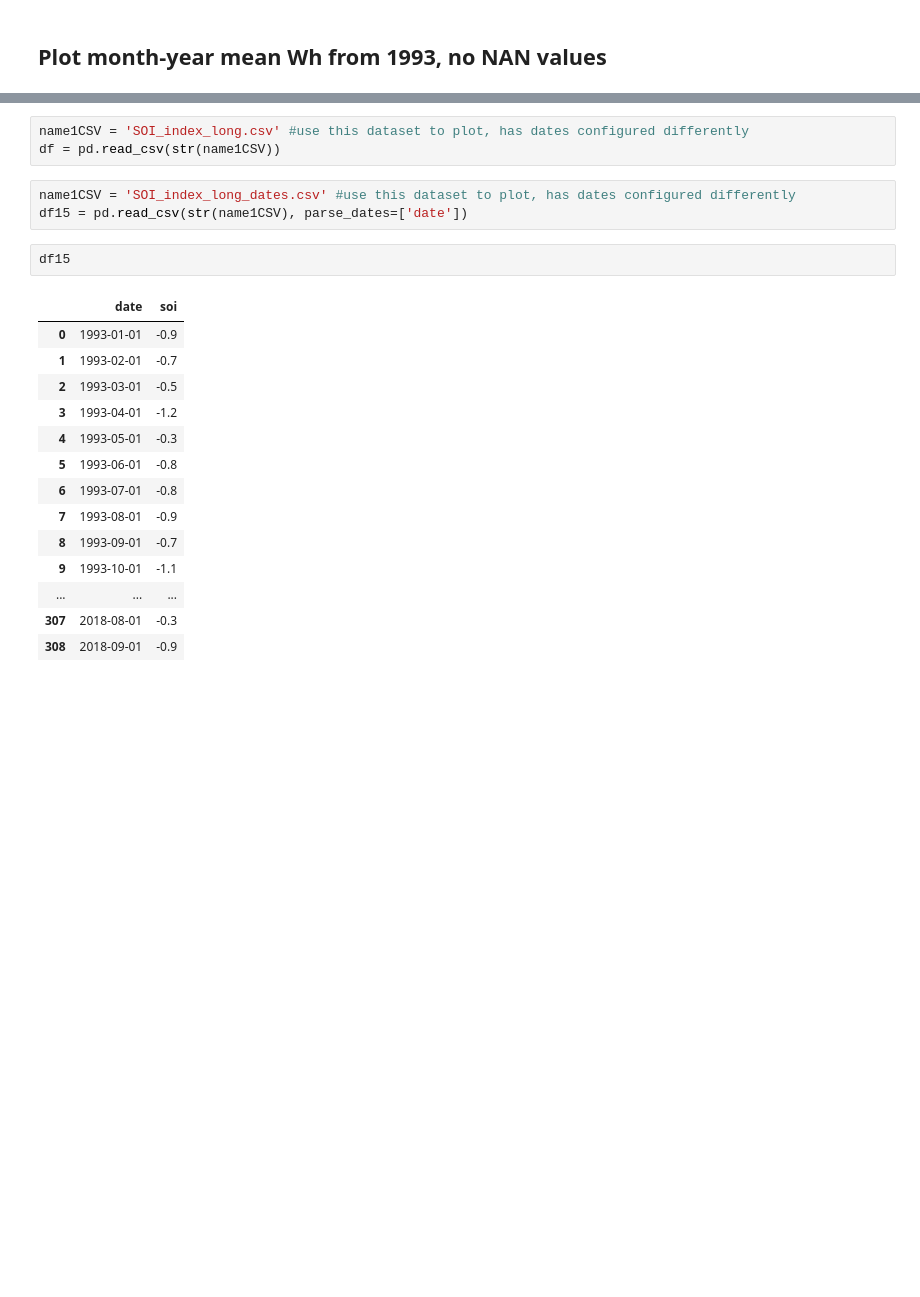
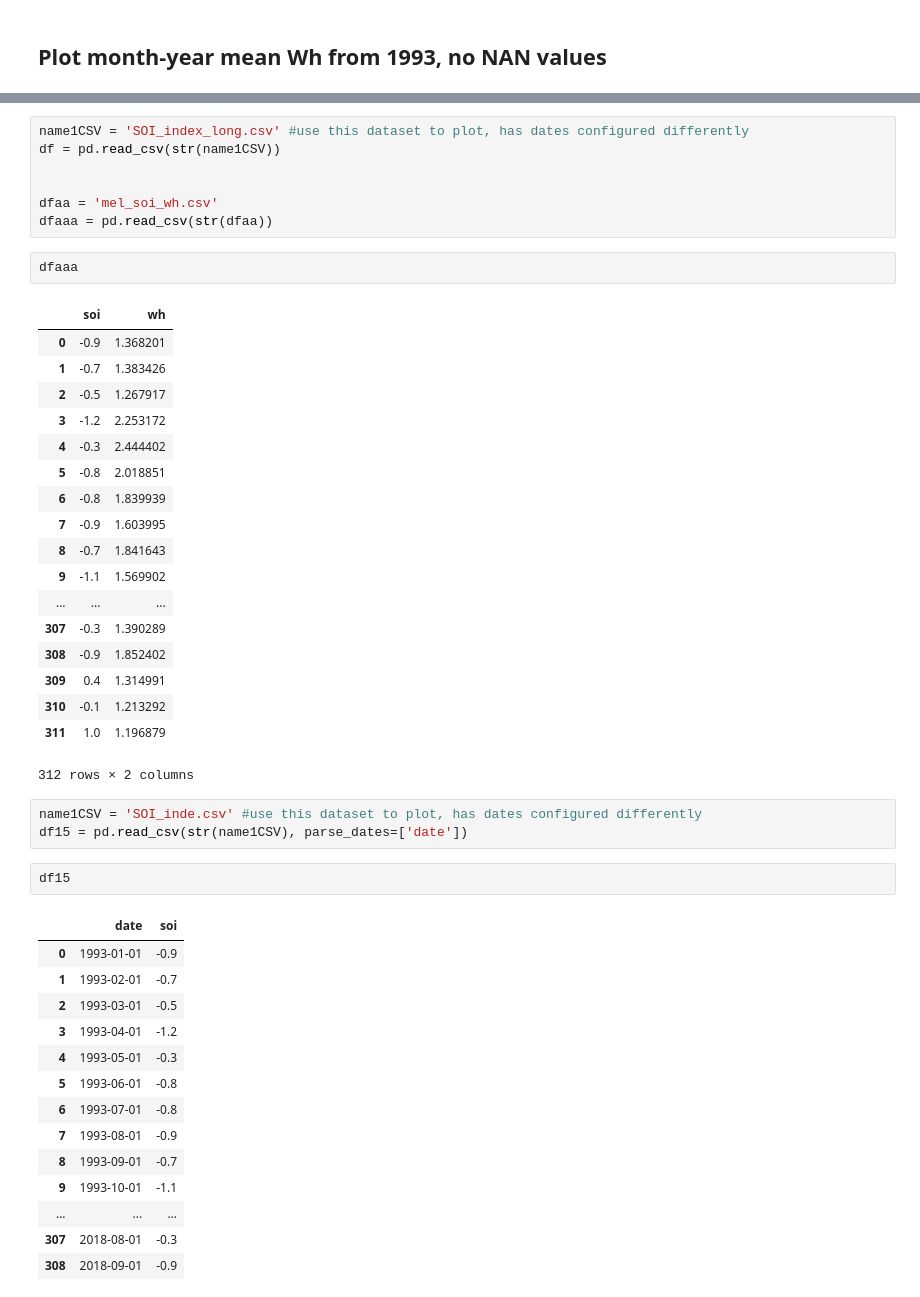
Before and after one commit to CourtneySmith32/Honours-Coursework, a Jupyter notebook: Melville_timeseries.ipynb, the cells around one changed output, grey strips where cells are left out. Cells and saved outputs as stored; diff of their text form; blank space fills up the shorter version.

```diff
--- a/Melville_timeseries.ipynb
+++ b/Melville_timeseries.ipynb
@@ -629,9 +632,34 @@ mel_plot
+# %%
+name1CSV = 'SOI_index_long.csv' #use this dataset to plot, has dates configured differently
+df = pd.read_csv(str(name1CSV))
+
+
+dfaa = 'mel_soi_wh.csv'
+dfaaa = pd.read_csv(str(dfaa))
+# %%
+dfaaa
+# %% [output]
+|  | soi | wh |
+| 0 | -0.9 | 1.368201 |
+| 1 | -0.7 | 1.383426 |
+| 2 | -0.5 | 1.267917 |
+| 3 | -1.2 | 2.253172 |
+| 4 | -0.3 | 2.444402 |
+| 5 | -0.8 | 2.018851 |
+| 6 | -0.8 | 1.839939 |
+| 7 | -0.9 | 1.603995 |
+| 8 | -0.7 | 1.841643 |
+| 9 | -1.1 | 1.569902 |
+| ... | ... | ... |
+| 307 | -0.3 | 1.390289 |
+| 308 | -0.9 | 1.852402 |
+| 309 | 0.4 | 1.314991 |
+| 310 | -0.1 | 1.213292 |
+| 311 | 1.0 | 1.196879 |
+312 rows × 2 columns
 # %%
-name1CSV = 'SOI_index_long.csv' #use this dataset to plot, has dates configured differently
-df = pd.read_csv(str(name1CSV))
+name1CSV = 'SOI_inde.csv' #use this dataset to plot, has dates configured differently
+df15 = pd.read_csv(str(name1CSV), parse_dates=['date'])
-# %%
-name1CSV = 'SOI_index_long_dates.csv' #use this dataset to plot, has dates configured differently
-df15 = pd.read_csv(str(name1CSV), parse_dates=['date'])
 # %%
 df15
 # %% [output]
```
Also changed, not shown: parts of 19 cells of this notebook, 23 other files.
